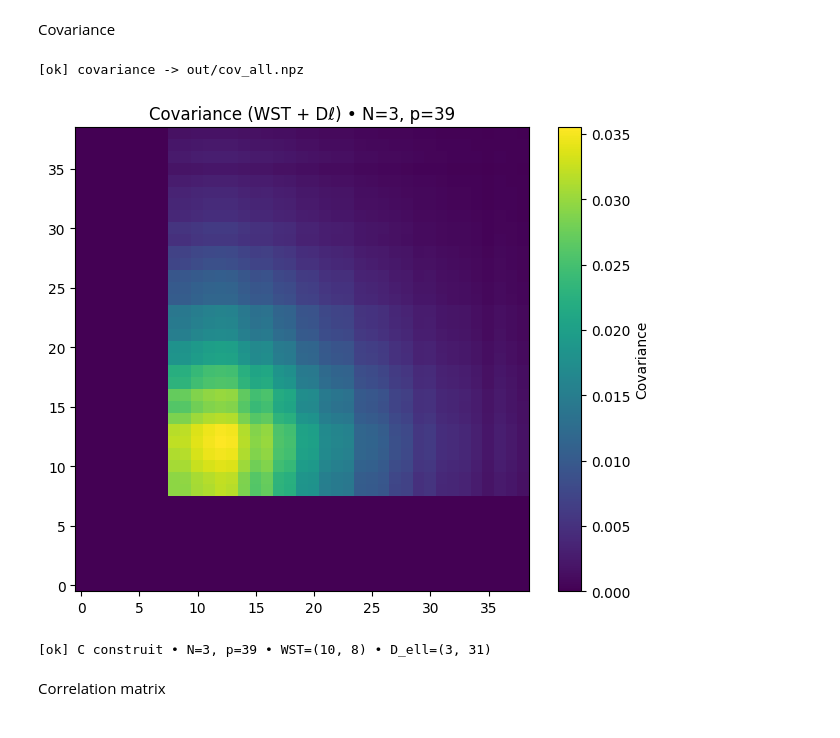
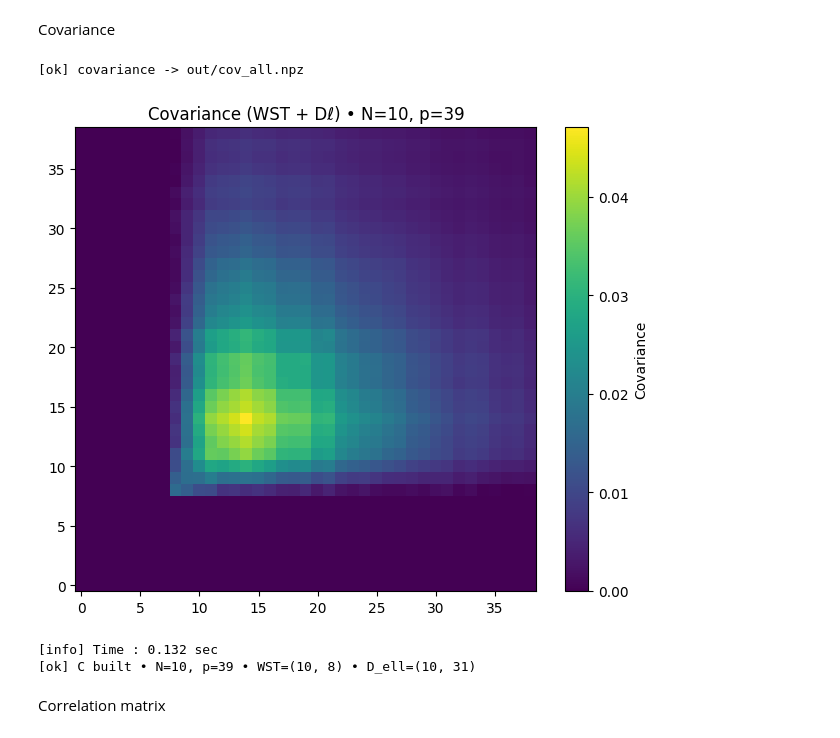
Before and after one commit to celialecat/pypeline, a Jupyter notebook: example_notebook.ipynb, the cells around one changed output. Drawn from its saved outputs; the diff is of its cells as text; code cells hidden in the pictures.

```diff
--- a/example_notebook.ipynb
+++ b/example_notebook.ipynb
@@ -390,18 +393,19 @@ Covariance
 # %%
 from cov_en import compute_covariance_mixed
 
 res = compute_covariance_mixed(
     wst_inputs="/rds/rds-clecat/pipeline_alina_full/alina_paper/pipeline_outputs/wst/wst_coefs_test_50_3/logA=2.884068_Oc0h2=0.121944_samples.csv",
-    dell_inputs="/rds/rds-clecat/pipeline_alina_full/alina_paper/pipeline_outputs/paint_test_avant_package_50_3_0_logA=2.884068_Oc0h2=0.121944.csv",
+    dell_inputs="/rds/rds-clecat/pipeline_alina_full/alina_paper/pipeline_outputs/example_dell_logA=2.884068_Oc0h2=0.121944.csv",
     align="truncate",
     save_npz="out/cov_all.npz",
     plot=True,
 )
 C = res["cov"]
 # %% [output]
 [ok] covariance -> out/cov_all.npz
-[figure, old version]
+[figure, new version]
-[ok] C construit • N=3, p=39 • WST=(10, 8) • D_ell=(3, 31)
+[info] Time : 0.132 sec
+[ok] C built • N=10, p=39 • WST=(10, 8) • D_ell=(10, 31)
 # %% [markdown]
 Correlation matrix
 # %%
```
Also changed, not shown: parts of 7 cells of this notebook.
